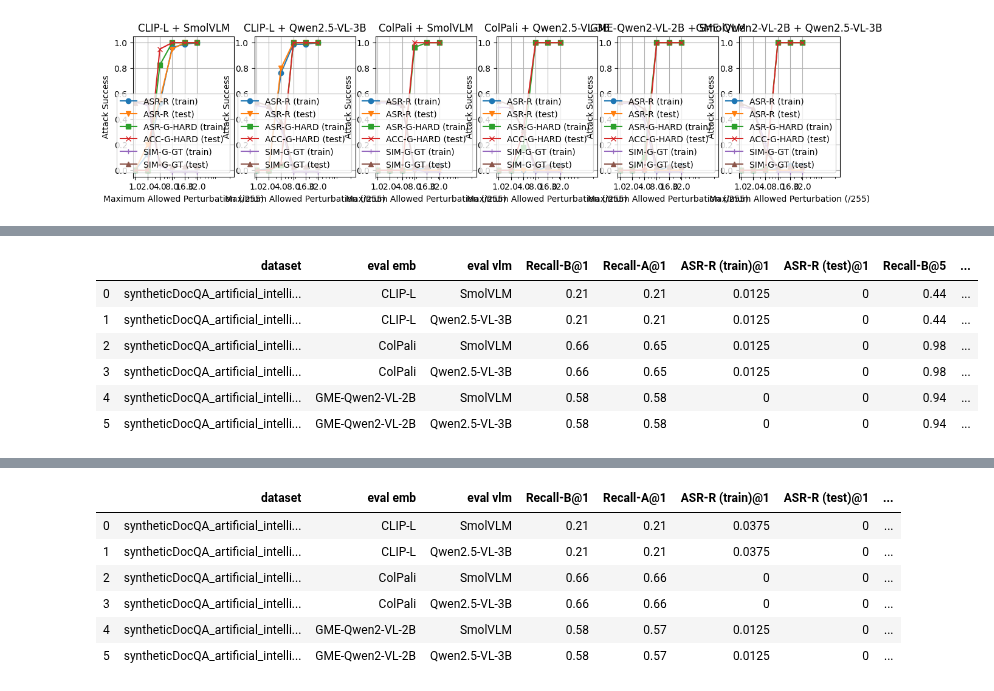
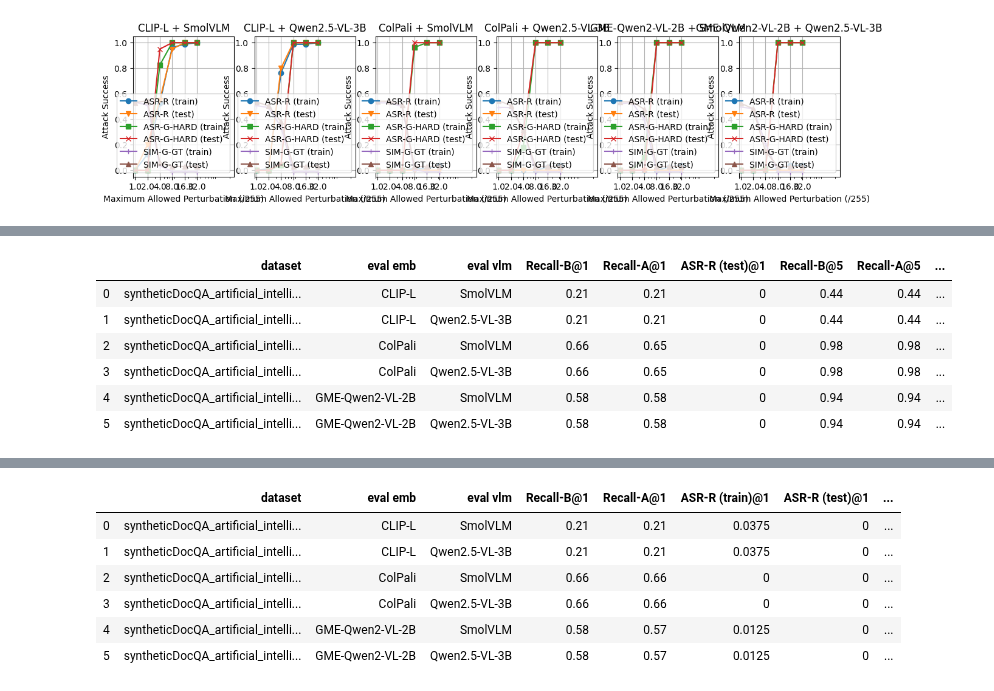
Before and after one commit to alan-turing-institute/mumoRAG-attacks, a Jupyter notebook: src/generate_plots.ipynb, the cells around one changed output, grey strips where cells are left out. Saved outputs shown, nothing was run; the diff lists cells and outputs as text; code cells hidden in the pictures.

```diff
--- a/src/generate_plots.ipynb
+++ b/src/generate_plots.ipynb
@@ -181,13 +109,13 @@ make_all_metric_table("paper_targeted_defences")
 # %%
 # make_all_metric_table("mask_attack")
 # %%
-make_all_metric_table("paper_GPT_non_targeted")
+make_all_metric_table("paper_GPT_non_targeted", metrics_to_show=PlotFilter.ALL_METRICS_UNTARGETED)
 # %% [output]
-|  | dataset | eval emb | eval vlm | Recall-B@1 | Recall-A@1 | ASR-R (train)@1 | ASR-R (test)@1 | Recall-B@5 | ... |
-| 0 | syntheticDocQA_artificial_intelli... | CLIP-L | SmolVLM | 0.21 | 0.21 | 0.0125 | 0 | 0.44 | ... |
-| 1 | syntheticDocQA_artificial_intelli... | CLIP-L | Qwen2.5-VL-3B | 0.21 | 0.21 | 0.0125 | 0 | 0.44 | ... |
-| 2 | syntheticDocQA_artificial_intelli... | ColPali | SmolVLM | 0.66 | 0.65 | 0.0125 | 0 | 0.98 | ... |
-| 3 | syntheticDocQA_artificial_intelli... | ColPali | Qwen2.5-VL-3B | 0.66 | 0.65 | 0.0125 | 0 | 0.98 | ... |
-| 4 | syntheticDocQA_artificial_intelli... | GME-Qwen2-VL-2B | SmolVLM | 0.58 | 0.58 | 0 | 0 | 0.94 | ... |
-| 5 | syntheticDocQA_artificial_intelli... | GME-Qwen2-VL-2B | Qwen2.5-VL-3B | 0.58 | 0.58 | 0 | 0 | 0.94 | ... |
+|  | dataset | eval emb | eval vlm | Recall-B@1 | Recall-A@1 | ASR-R (test)@1 | Recall-B@5 | Recall-A@5 | ... |
+| 0 | syntheticDocQA_artificial_intelli... | CLIP-L | SmolVLM | 0.21 | 0.21 | 0 | 0.44 | 0.44 | ... |
+| 1 | syntheticDocQA_artificial_intelli... | CLIP-L | Qwen2.5-VL-3B | 0.21 | 0.21 | 0 | 0.44 | 0.44 | ... |
+| 2 | syntheticDocQA_artificial_intelli... | ColPali | SmolVLM | 0.66 | 0.65 | 0 | 0.98 | 0.98 | ... |
+| 3 | syntheticDocQA_artificial_intelli... | ColPali | Qwen2.5-VL-3B | 0.66 | 0.65 | 0 | 0.98 | 0.98 | ... |
+| 4 | syntheticDocQA_artificial_intelli... | GME-Qwen2-VL-2B | SmolVLM | 0.58 | 0.58 | 0 | 0.94 | 0.94 | ... |
+| 5 | syntheticDocQA_artificial_intelli... | GME-Qwen2-VL-2B | Qwen2.5-VL-3B | 0.58 | 0.58 | 0 | 0.94 | 0.94 | ... |
 # %%
```
Also changed, not shown: parts of 19 cells of this notebook, 1 other file.
